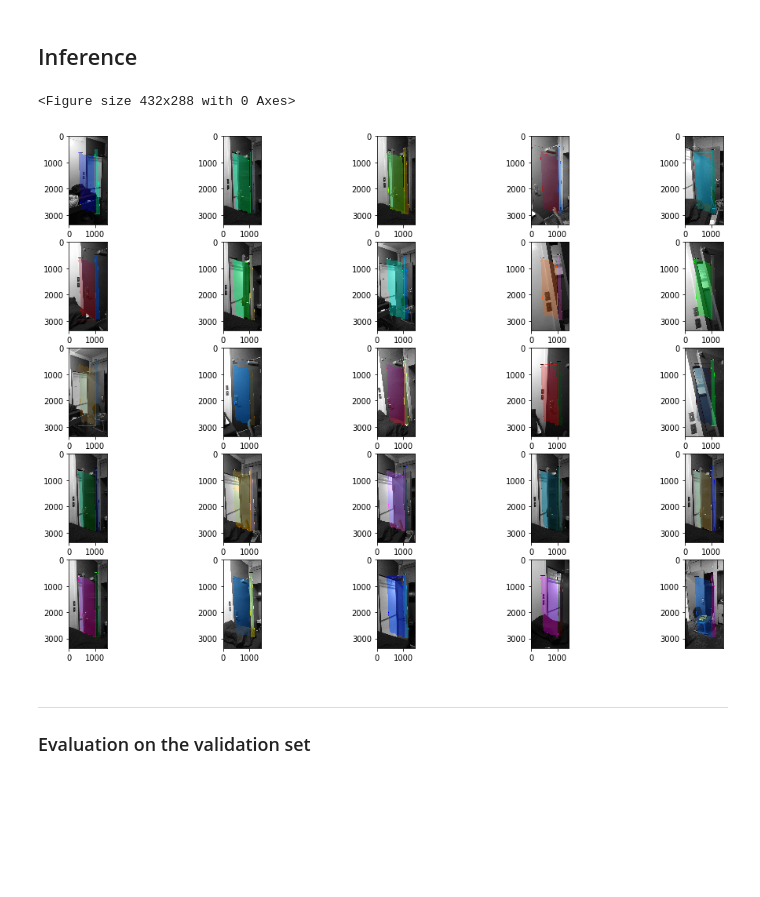
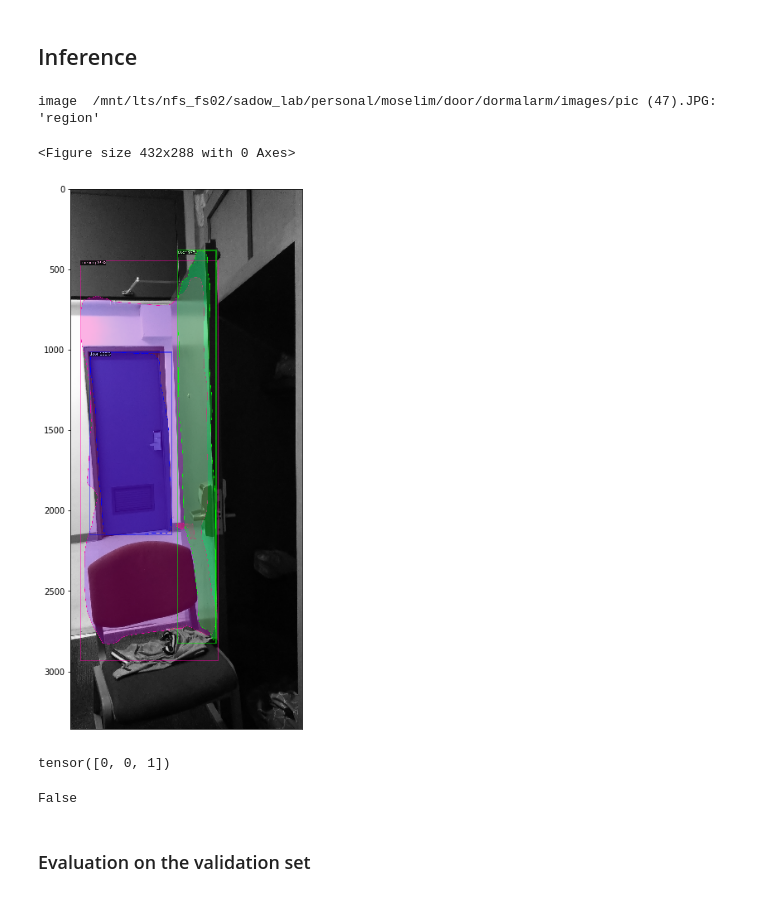
Before and after one commit to DeepsMoseli/detectron2-dormalarm, a Jupyter notebook: src/doortectron2.ipynb, the cells around one changed output. Cells and saved outputs as stored; diff of their text form; code cells hidden in the pictures; blank space fills up the shorter version.

```diff
--- a/src/doortectron2.ipynb
+++ b/src/doortectron2.ipynb
@@ -116,12 +123,13 @@ for d_set in data:
 # %% [markdown]
 ### check dataset registration success, load visualize annotations ontop of image
 # %%
+### Train test annotation split
 fish_metadata = MetadataCatalog.get("doornet_train")
 dataset_dicts = create_dataset(data["train"])
 
 plt.figure()
 
-r = c = 3
+r = c = 1
 #subplot(r,c) provide the no. of rows and columns
 f, axarr = plt.subplots(r,c,figsize=(17,12))
 plt.xticks([])
@@ -135,7 +143,7 @@ for d in random.sample(dataset_dicts,r*c):
     img = cv2.imread(d['file_name'])
     visualizer = Visualizer(img[:,:,::-1], metadata = fish_metadata, scale=0.5)
     vis = visualizer.draw_dataset_dict(d)
-    axarr[i][j].imshow(Image.fromarray(vis.get_image()[:,:,::-1]))
+    axarr.imshow(Image.fromarray(vis.get_image()[:,:,::-1]))
     i+=1
 
 plt.show()
@@ -159,7 +171,7 @@ cfg.DATALOADER.NUM_WORKERS = 4
 cfg.MODEL.WEIGHTS = model_zoo.get_checkpoint_url("COCO-InstanceSegmentation/mask_rcnn_R_50_FPN_3x.yaml")  # initialize from model zoo
 cfg.SOLVER.IMS_PER_BATCH = 2
 cfg.SOLVER.BASE_LR = 0.00025
-cfg.SOLVER.MAX_ITER = 10000    # 300 iterations seems good enough, but you can certainly train longer
+cfg.SOLVER.MAX_ITER = 6000    # 300 iterations seems good enough, but you can certainly train longer
 cfg.MODEL.ROI_HEADS.BATCH_SIZE_PER_IMAGE = 128   # faster, and good enough for this toy dataset
 cfg.MODEL.ROI_HEADS.NUM_CLASSES = 2  # only has one class (ballon)
 
@@ -225,41 +196,47 @@ cfg.MODEL.ROI_HEADS.SCORE_THRESH_TEST = 0.7   # set the testing threshold for th
 # Set training data-set path
 cfg.DATASETS.TEST = ("doornet_val", )
 # Create predictor (model for inference)
 predictor = DefaultPredictor(cfg)
 
 plt.figure()
 
-r = 5
-c = 5
+r = 1
+c = 1
 #subplot(r,c) provide the no. of rows and columns
-f, axarr = plt.subplots(r,c,figsize=(17,12))
+f, axarr = plt.subplots(r,c,figsize=(20,12))
 plt.xticks([])
 plt.xticks([])
 i=0
 j=0
 
 dataset_dicts = create_dataset(data["val"])
 for d in random.sample(dataset_dicts, r*c):
     if i == r:
         i = 0
         j+=1
 
     im = cv2.imread(d["file_name"])
     outputs = predictor(im)
     v = Visualizer(im[:, :, ::-1],
                    metadata=fish_metadata,
                    scale=0.8,
                    instance_mode=ColorMode.IMAGE_BW   # remove the colors of unsegmented pixels
     )
     v = v.draw_instance_predictions(outputs["instances"].to("cpu"))
-    axarr[i][j].imshow(Image.fromarray(v.get_image()[:, :, ::-1]))
+    axarr.imshow(Image.fromarray(v.get_image()[:, :, ::-1]))
     i+=1
 plt.show()
 # %% [output]
-<Figure size 432x288 with 0 Axes>
+image  /mnt/lts/nfs_fs02/sadow_lab/personal/moselim/door/dormalarm/images/pic (47).JPG:  'region'
+<Figure size 432x288 with 0 Axes>
-[figure, old version]
+[figure, new version]
+# %%
+print(outputs["instances"].to("cpu").pred_classes)
+all(outputs["instances"].to("cpu").pred_classes == 1)
+# %% [output]
+tensor([0, 0, 1])
+False
 # %% [markdown]
-----
 ### Evaluation on the validation set
 # %%
 from detectron2.evaluation import COCOEvaluator, inference_on_dataset
```
Also changed, not shown: parts of 22 cells of this notebook.
